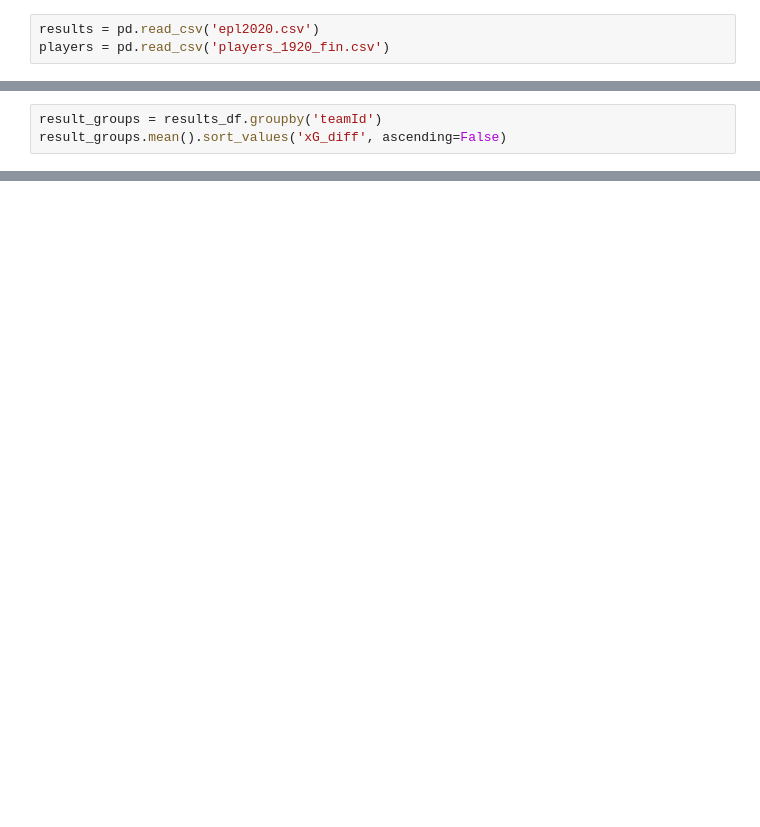
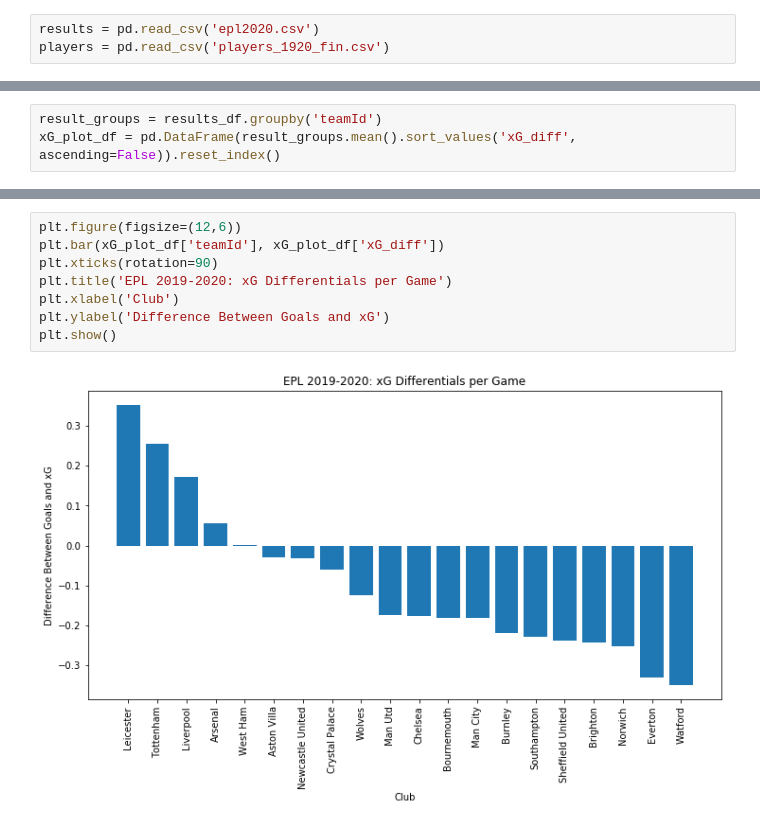
Before and after one commit to troypramsey/WebViz_EPL2019Analysis, a Jupyter notebook: WebVisualizations/resources/data_analysis.ipynb, the cells around one changed output, grey strips where cells are left out. Drawn from its saved outputs; the diff is of its cells as text; blank space fills up the shorter version.

```diff
--- a/WebVisualizations/resources/data_analysis.ipynb
+++ b/WebVisualizations/resources/data_analysis.ipynb
@@ -46,3 +65,3 @@ plt.show()
 # %%
 result_groups = results_df.groupby('teamId')
-result_groups.mean().sort_values('xG_diff', ascending=False)
+xG_plot_df = pd.DataFrame(result_groups.mean().sort_values('xG_diff', ascending=False)).reset_index()
@@ -67,0 +68,10 @@ result_groups.mean().sort_values('xG_diff', ascending=False)
+# %%
+plt.figure(figsize=(12,6))
+plt.bar(xG_plot_df['teamId'], xG_plot_df['xG_diff'])
+plt.xticks(rotation=90)
+plt.title('EPL 2019-2020: xG Differentials per Game')
+plt.xlabel('Club')
+plt.ylabel('Difference Between Goals and xG')
+plt.show()
+# %% [output]
+[figure, added]
```
Also changed, not shown: parts of 9 cells of this notebook.
